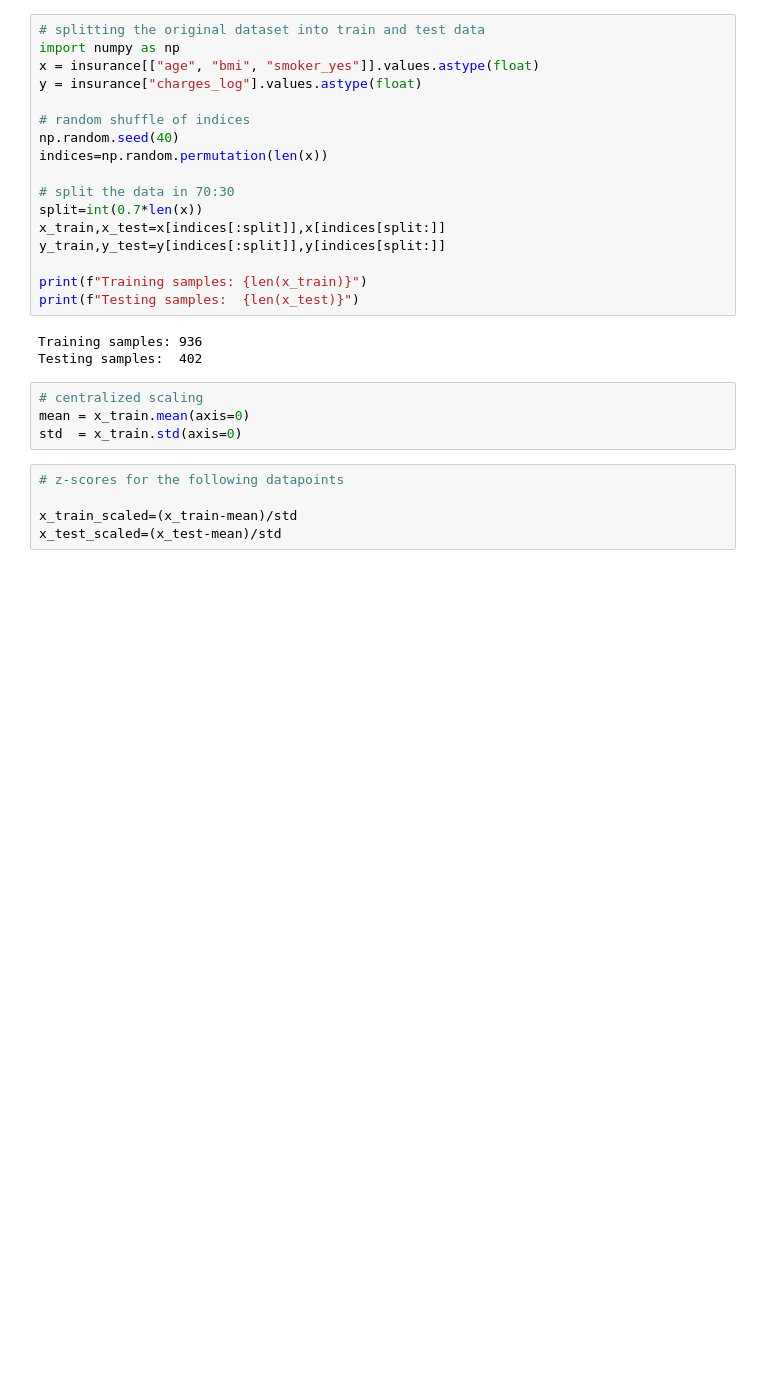
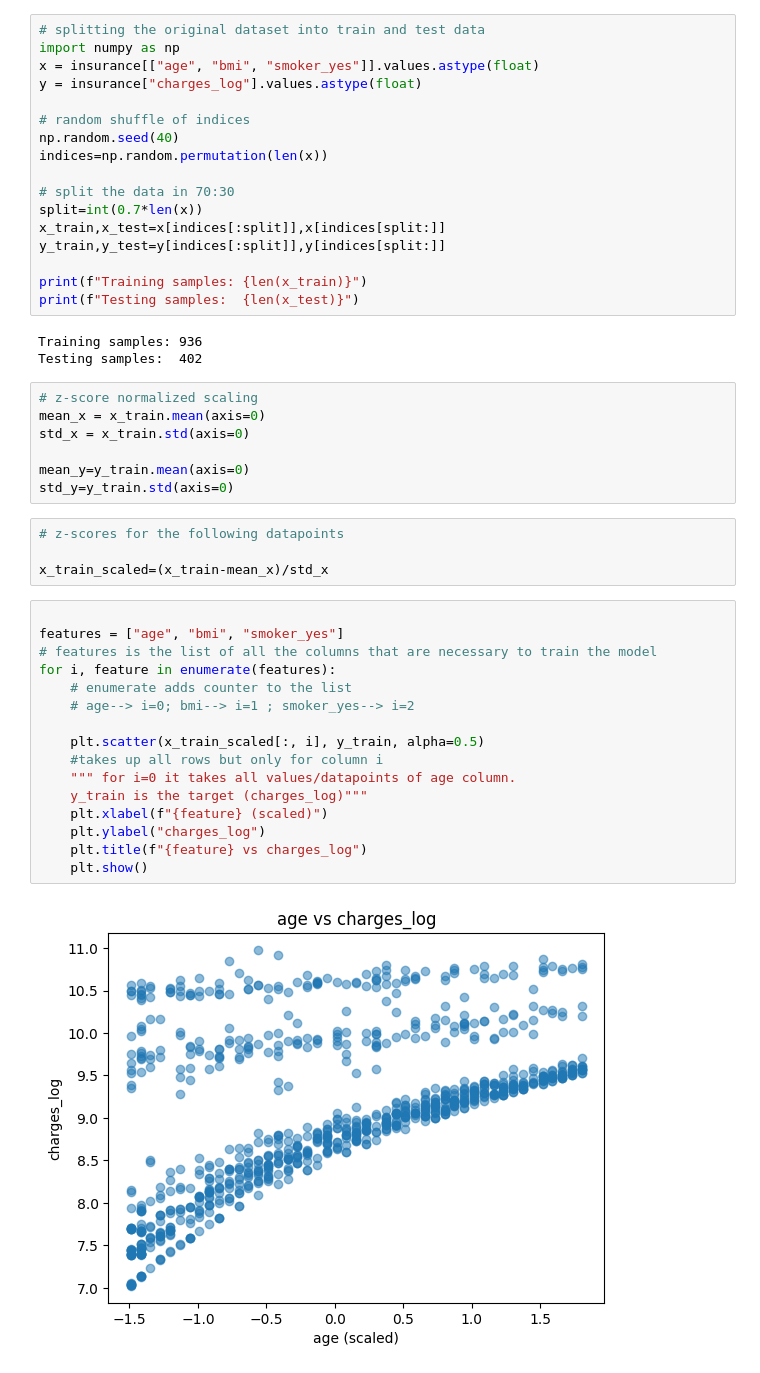
Before and after one commit to JagritiM123/medical_insurance, a Jupyter notebook: medical_insurance.ipynb, the cells around one changed output. Drawn from its saved outputs; the diff is of its cells as text; blank space fills up the shorter version.

```diff
--- a/medical_insurance.ipynb
+++ b/medical_insurance.ipynb
@@ -230,11 +230,31 @@ print(f"Testing samples:  {len(x_test)}")
 Training samples: 936
 Testing samples:  402
 # %%
-# centralized scaling
-mean = x_train.mean(axis=0)
-std  = x_train.std(axis=0)
+# z-score normalized scaling
+mean_x = x_train.mean(axis=0)
+std_x = x_train.std(axis=0)
+
+mean_y=y_train.mean(axis=0)
+std_y=y_train.std(axis=0)
 # %%
 # z-scores for the following datapoints
 
-x_train_scaled=(x_train-mean)/std
-x_test_scaled=(x_test-mean)/std
+x_train_scaled=(x_train-mean_x)/std_x
+# %%
+
+features = ["age", "bmi", "smoker_yes"]
+# features is the list of all the columns that are necessary to train the model
+for i, feature in enumerate(features):
+    # enumerate adds counter to the list
+    # age--> i=0; bmi--> i=1 ; smoker_yes--> i=2
+
+    plt.scatter(x_train_scaled[:, i], y_train, alpha=0.5)
+    #takes up all rows but only for column i
+    """ for i=0 it takes all values/datapoints of age column.
+    y_train is the target (charges_log)"""
+    plt.xlabel(f"{feature} (scaled)")
+    plt.ylabel("charges_log")
+    plt.title(f"{feature} vs charges_log")
+    plt.show()
+# %% [output]
+[figure, added]
```
Also changed, not shown: parts of 1 cell of this notebook.
